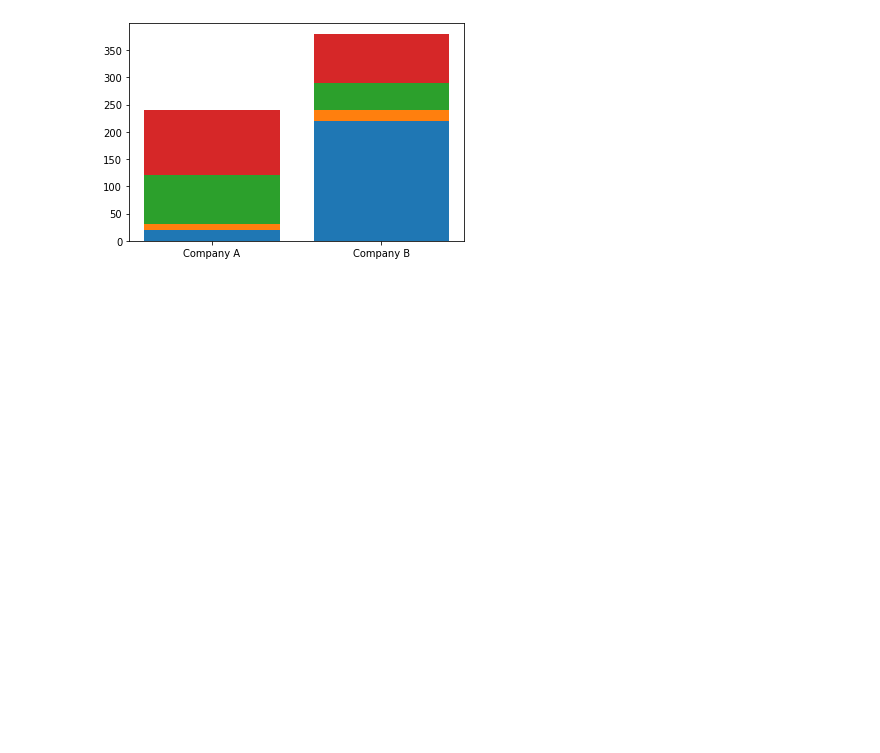
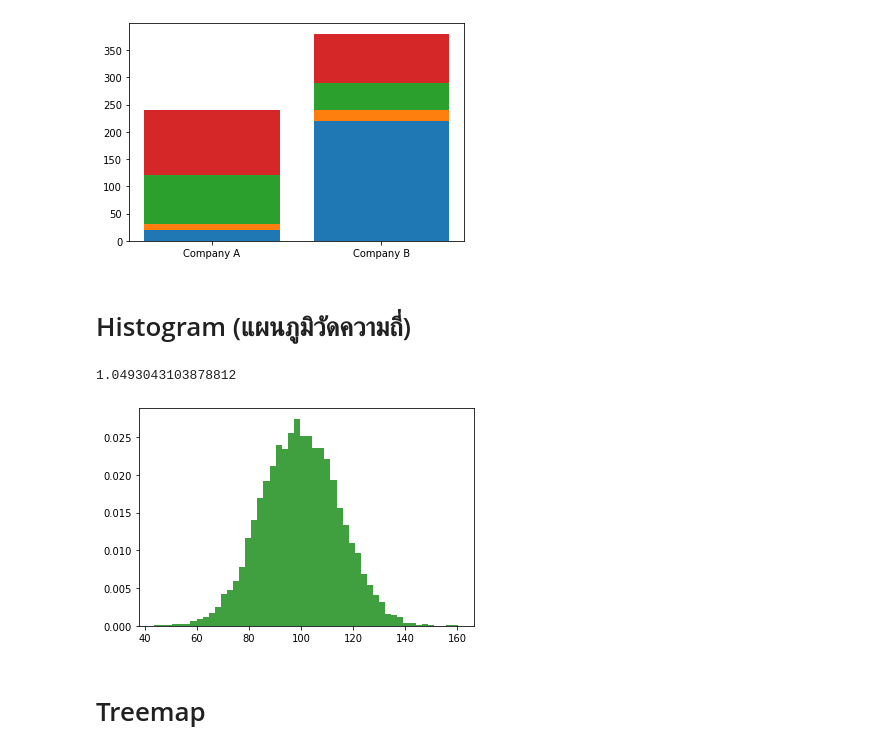
Before and after one commit to suchavadee2541/python_dataviz, a Jupyter notebook: Visualize Data Comparison.ipynb, the cells around one changed output. Saved outputs shown, nothing was run; the diff lists cells and outputs as text; code cells hidden in the pictures; blank space fills up the shorter version.

```diff
--- a/Visualize Data Comparison.ipynb
+++ b/Visualize Data Comparison.ipynb
@@ -119,3 +119,5 @@ plt.bar([1,2],saledata.iloc[:,3],bottom=saledata.iloc[:,0]+saledata.iloc[:,1]+sa
 # %% [output]
 <BarContainer object of 2 artists>
 [figure]
+# %% [markdown]
+# Histogram (แผนภูมิวัดความถี่)
@@ -121,0 +131,13 @@ plt.bar([1,2],saledata.iloc[:,3],bottom=saledata.iloc[:,0]+saledata.iloc[:,1]+sa
+# %%
+np.random.randn()  #random distubution
+# %% [output]
+1.0493043103878812
+# %%
+mu, sigma = 100, 15
+x=mu+sigma * np.random.randn(10000)
+# %%
+plt.hist(x,50,density=True ,facecolor='g',alpha=0.75);
+# %% [output]
+[figure, added]
+# %% [markdown]
+# Treemap
```
Also changed, not shown: parts of 33 cells of this notebook.
